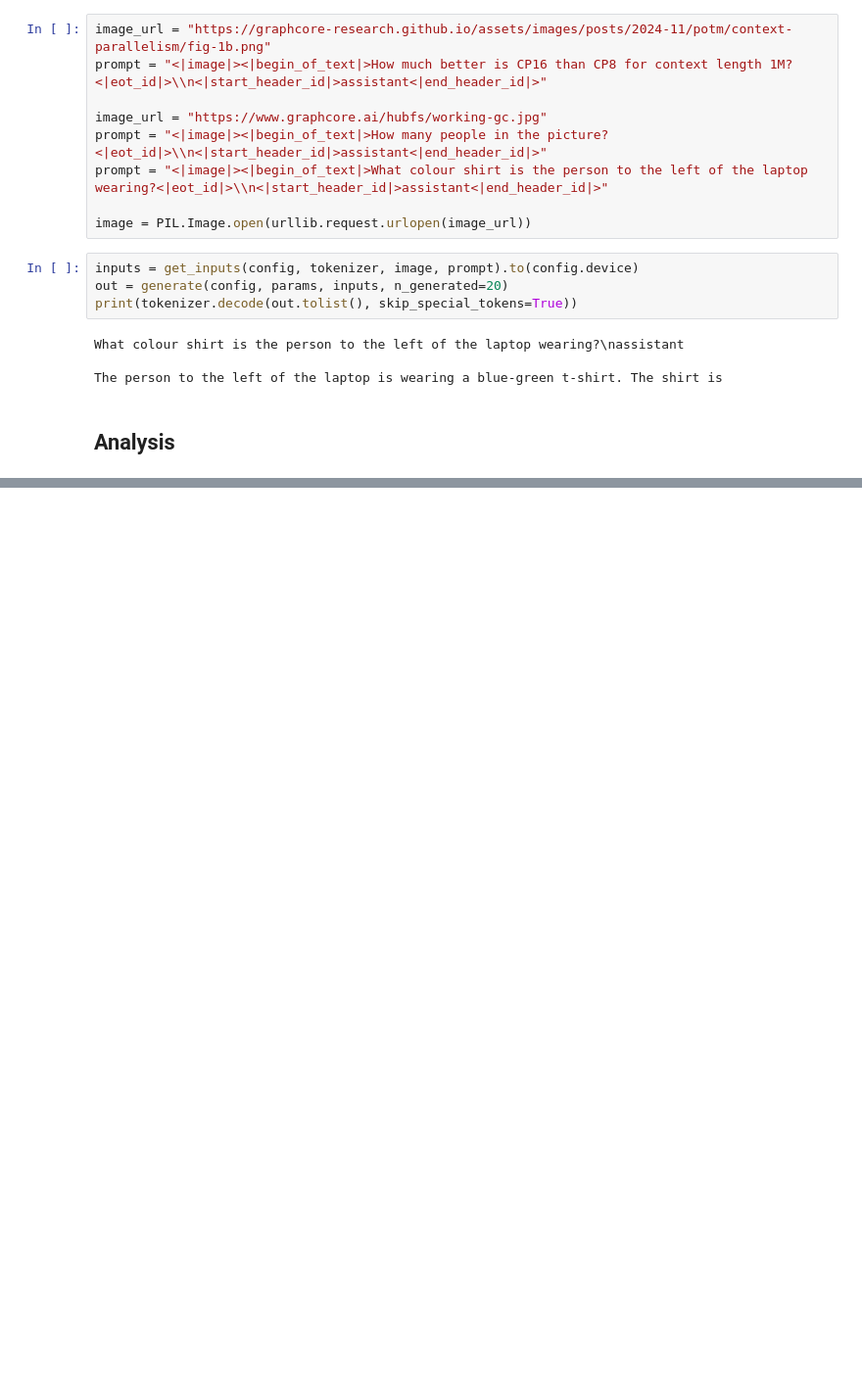
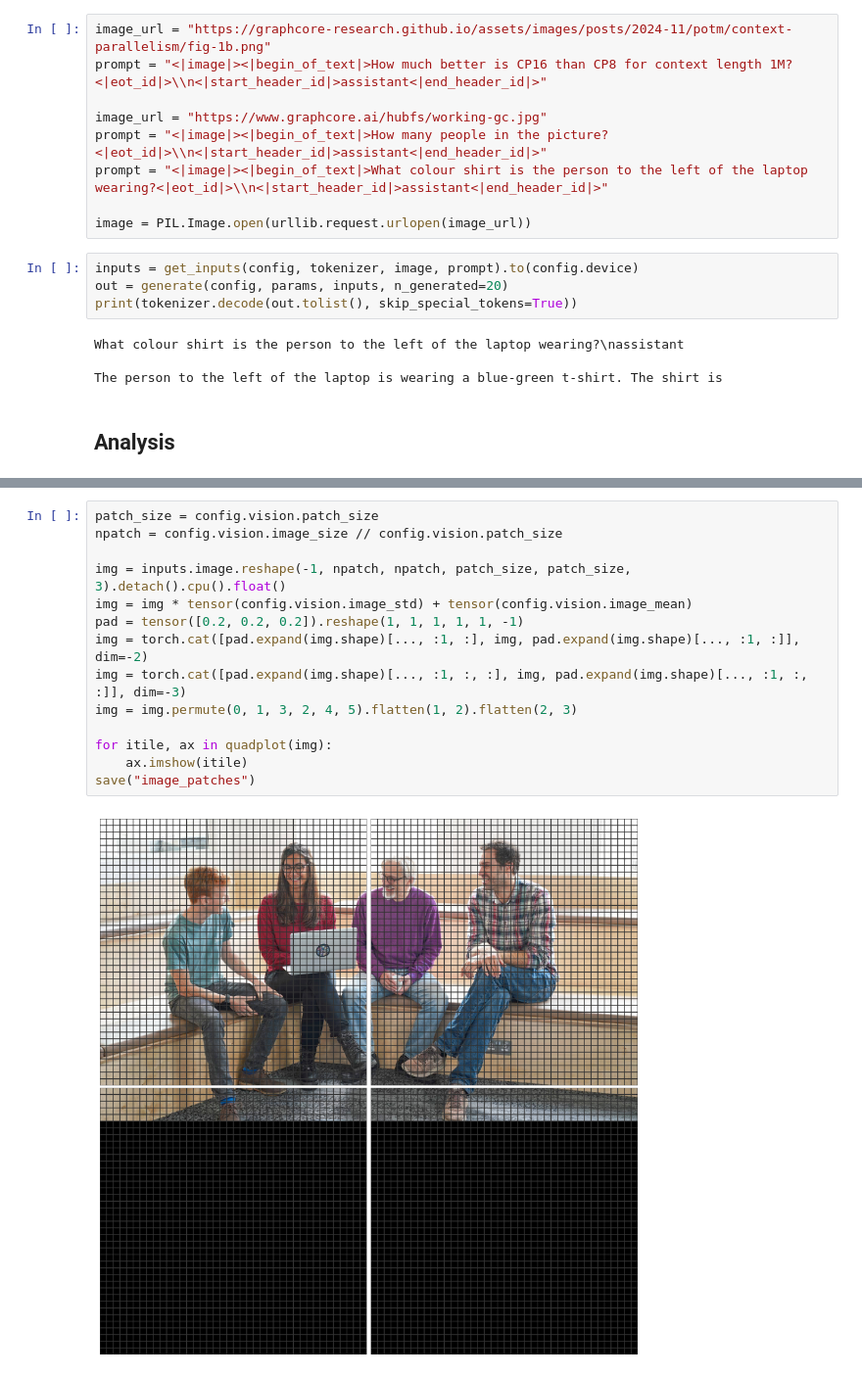
Before and after one commit to graphcore-research/llama-mobile-vlm, a Jupyter notebook: 20241022-MllamaExample/MllamaBlog.ipynb, the cells around one changed output, grey strips where cells are left out. Shown at 98% size. Saved outputs shown, nothing was run; the diff lists cells and outputs as text; blank space fills up the shorter version.

```diff
--- a/20241022-MllamaExample/MllamaBlog.ipynb
+++ b/20241022-MllamaExample/MllamaBlog.ipynb
@@ -641,0 +708,16 @@ save("pre_rescaling")
+# %%
+patch_size = config.vision.patch_size
+npatch = config.vision.image_size // config.vision.patch_size
+
+img = inputs.image.reshape(-1, npatch, npatch, patch_size, patch_size, 3).detach().cpu().float()
+img = img * tensor(config.vision.image_std) + tensor(config.vision.image_mean)
+pad = tensor([0.2, 0.2, 0.2]).reshape(1, 1, 1, 1, 1, -1)
+img = torch.cat([pad.expand(img.shape)[..., :1, :], img, pad.expand(img.shape)[..., :1, :]], dim=-2)
+img = torch.cat([pad.expand(img.shape)[..., :1, :, :], img, pad.expand(img.shape)[..., :1, :, :]], dim=-3)
+img = img.permute(0, 1, 3, 2, 4, 5).flatten(1, 2).flatten(2, 3)
+
+for itile, ax in quadplot(img):
+    ax.imshow(itile)
+save("image_patches")
+# %% [output]
+[figure, added]
```
Also changed, not shown: parts of 33 cells of this notebook, 1 other file.
